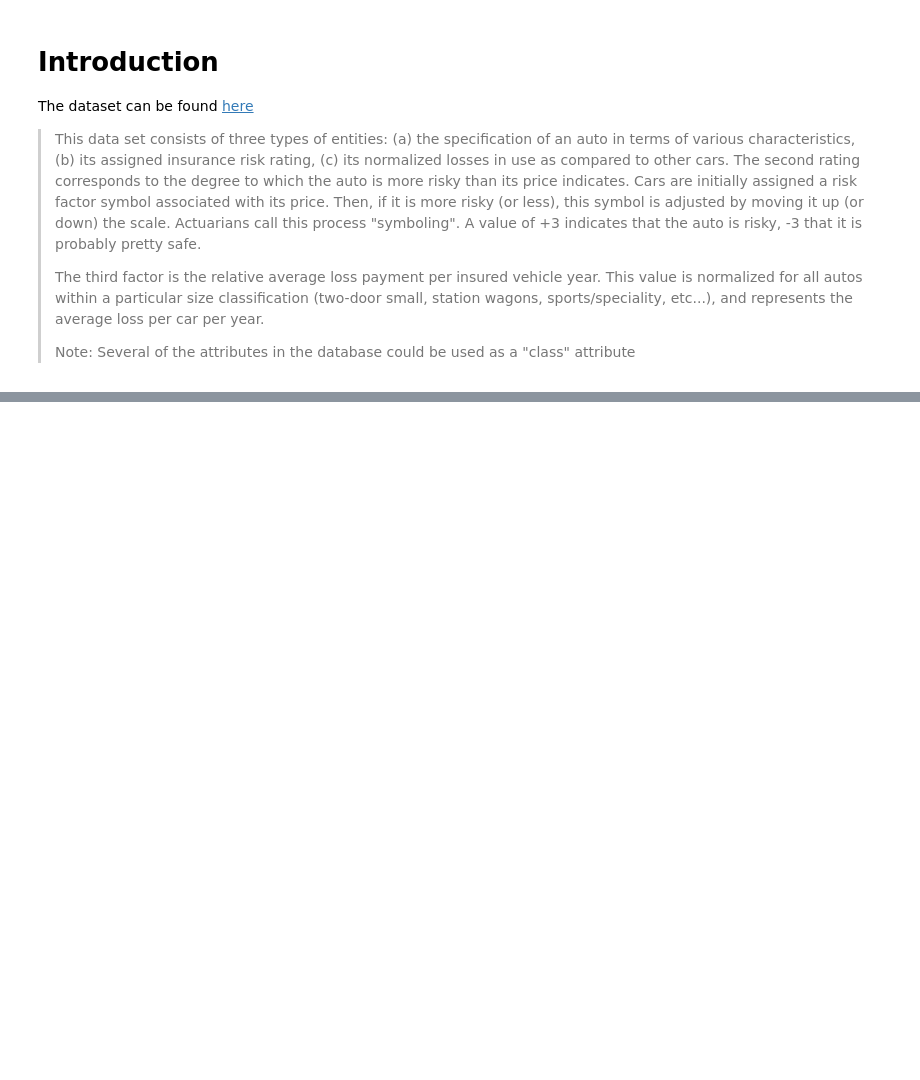
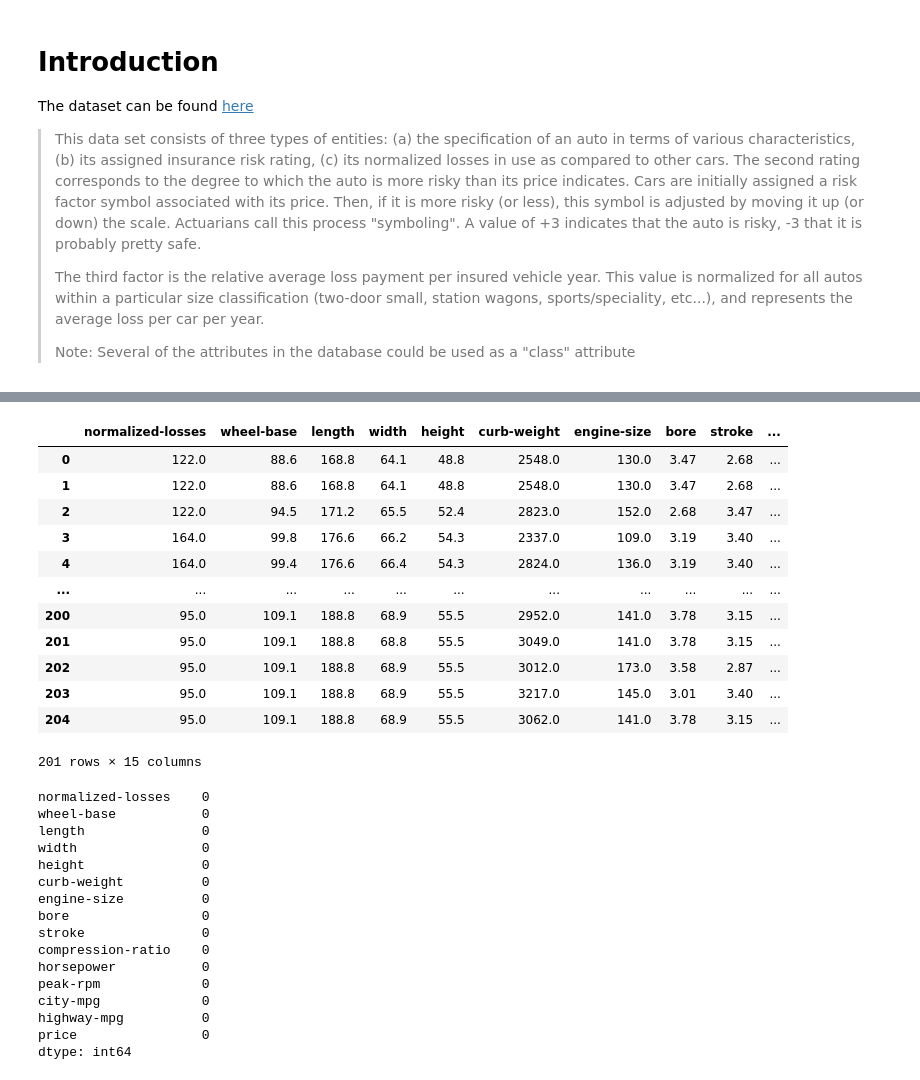
Before and after one commit to chouwwa/Predicting-Car-Prices, a Jupyter notebook: Predicting Car Prices.ipynb, the cells around one changed output, grey strips where cells are left out. Drawn from its saved outputs; the diff is of its cells as text; code cells hidden in the pictures; blank space fills up the shorter version.

```diff
--- a/Predicting Car Prices.ipynb
+++ b/Predicting Car Prices.ipynb
@@ -11,6 +11,9 @@ The dataset can be found [here](https://archive.ics.uci.edu/ml/datasets/automobi
 # %%
 import pandas as pd
 import numpy as np
+import matplotlib.pyplot as plt
+
+pd.options.display.max_columns = 99
 
 col_names = ["symboling", "normalized-losses", "make", "fuel-type", "aspiration",
              "num-of-doors", "body-style", "drive-wheels", "engine-location", "wheel-base",
@@ -46,0 +48,5 @@ cars.describe(include='all')
+# %%
+features = ["normalized-losses", "wheel-base", "length", "width", "height", "curb-weight",
+            "engine-size", "bore", "stroke", "compression-ratio", "horsepower",
+            "peak-rpm", "city-mpg", "highway-mpg"]
+target = ['price']
@@ -46,0 +55,2 @@ cars.describe(include='all')
+# %%
+cars = cars.replace('?', np.nan)
@@ -46,0 +93,34 @@ cars.describe(include='all')
+# %%
+working_set = working_set.dropna(subset=['price']).fillna(working_set.mean())
+display(working_set)
+display(working_set.isna().sum())
+# %% [output]
+|  | normalized-losses | wheel-base | length | width | height | curb-weight | engine-size | bore | stroke | ... |
+| 0 | 122.0 | 88.6 | 168.8 | 64.1 | 48.8 | 2548.0 | 130.0 | 3.47 | 2.68 | ... |
+| 1 | 122.0 | 88.6 | 168.8 | 64.1 | 48.8 | 2548.0 | 130.0 | 3.47 | 2.68 | ... |
+| 2 | 122.0 | 94.5 | 171.2 | 65.5 | 52.4 | 2823.0 | 152.0 | 2.68 | 3.47 | ... |
+| 3 | 164.0 | 99.8 | 176.6 | 66.2 | 54.3 | 2337.0 | 109.0 | 3.19 | 3.40 | ... |
+| 4 | 164.0 | 99.4 | 176.6 | 66.4 | 54.3 | 2824.0 | 136.0 | 3.19 | 3.40 | ... |
+| ... | ... | ... | ... | ... | ... | ... | ... | ... | ... | ... |
+| 200 | 95.0 | 109.1 | 188.8 | 68.9 | 55.5 | 2952.0 | 141.0 | 3.78 | 3.15 | ... |
+| 201 | 95.0 | 109.1 | 188.8 | 68.8 | 55.5 | 3049.0 | 141.0 | 3.78 | 3.15 | ... |
+| 202 | 95.0 | 109.1 | 188.8 | 68.9 | 55.5 | 3012.0 | 173.0 | 3.58 | 2.87 | ... |
+| 203 | 95.0 | 109.1 | 188.8 | 68.9 | 55.5 | 3217.0 | 145.0 | 3.01 | 3.40 | ... |
+| 204 | 95.0 | 109.1 | 188.8 | 68.9 | 55.5 | 3062.0 | 141.0 | 3.78 | 3.15 | ... |
+201 rows × 15 columns
+normalized-losses    0
+wheel-base           0
+length               0
+width                0
+height               0
+curb-weight          0
+engine-size          0
+bore                 0
+stroke               0
+compression-ratio    0
+horsepower           0
+peak-rpm             0
+city-mpg             0
+highway-mpg          0
+price                0
+dtype: int64
```
Also changed, not shown: parts of 18 cells of this notebook.
